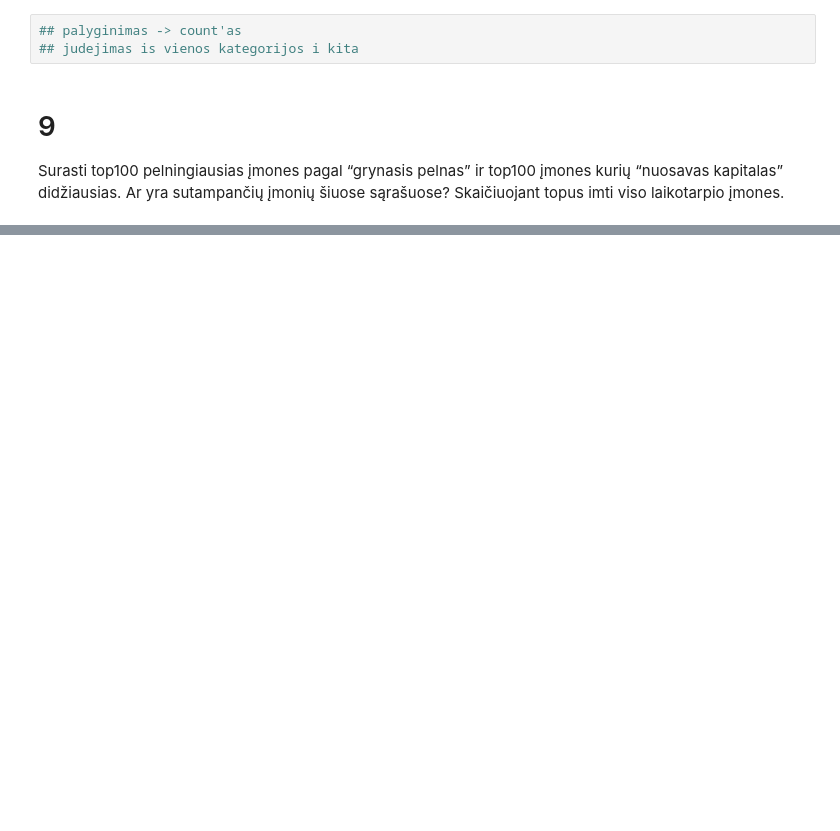
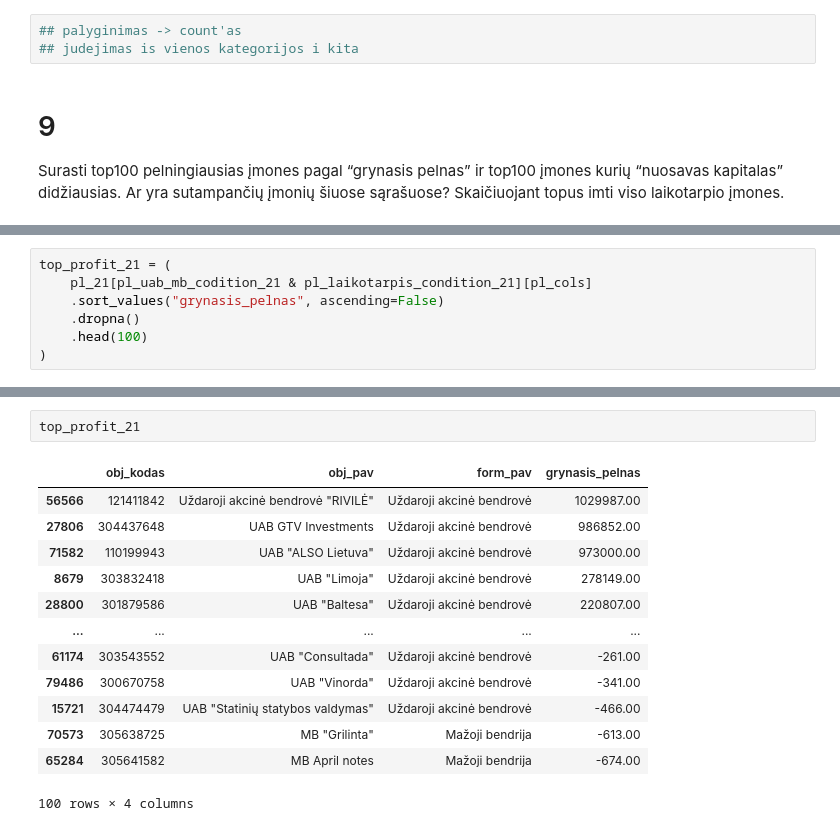
Before and after one commit to modsldn/eda_final_project, a Jupyter notebook: solutions.ipynb, the cells around one changed output, grey strips where cells are left out. Drawn from its saved outputs; the diff is of its cells as text; blank space fills up the shorter version.

```diff
--- a/solutions.ipynb
+++ b/solutions.ipynb
@@ -570,0 +687,7 @@ Surasti top100 pelningiausias įmones pagal “grynasis pelnas” ir top100 įmo
+# %%
+top_profit_21 = (
+    pl_21[pl_uab_mb_codition_21 & pl_laikotarpis_condition_21][pl_cols]
+    .sort_values("grynasis_pelnas", ascending=False)
+    .dropna()
+    .head(100)
+)
@@ -570,0 +696,16 @@ Surasti top100 pelningiausias įmones pagal “grynasis pelnas” ir top100 įmo
+# %%
+top_profit_21
+# %% [output]
+|  | obj_kodas | obj_pav | form_pav | grynasis_pelnas |
+| 56566 | 121411842 | Uždaroji akcinė bendrovė "RIVILĖ" | Uždaroji akcinė bendrovė | 1029987.00 |
+| 27806 | 304437648 | UAB GTV Investments | Uždaroji akcinė bendrovė | 986852.00 |
+| 71582 | 110199943 | UAB "ALSO Lietuva" | Uždaroji akcinė bendrovė | 973000.00 |
+| 8679 | 303832418 | UAB "Limoja" | Uždaroji akcinė bendrovė | 278149.00 |
+| 28800 | 301879586 | UAB "Baltesa" | Uždaroji akcinė bendrovė | 220807.00 |
+| ... | ... | ... | ... | ... |
+| 61174 | 303543552 | UAB "Consultada" | Uždaroji akcinė bendrovė | -261.00 |
+| 79486 | 300670758 | UAB "Vinorda" | Uždaroji akcinė bendrovė | -341.00 |
+| 15721 | 304474479 | UAB "Statinių statybos valdymas" | Uždaroji akcinė bendrovė | -466.00 |
+| 70573 | 305638725 | MB "Grilinta" | Mažoji bendrija | -613.00 |
+| 65284 | 305641582 | MB April notes | Mažoji bendrija | -674.00 |
+100 rows × 4 columns
```
Also changed, not shown: parts of 30 cells of this notebook.
